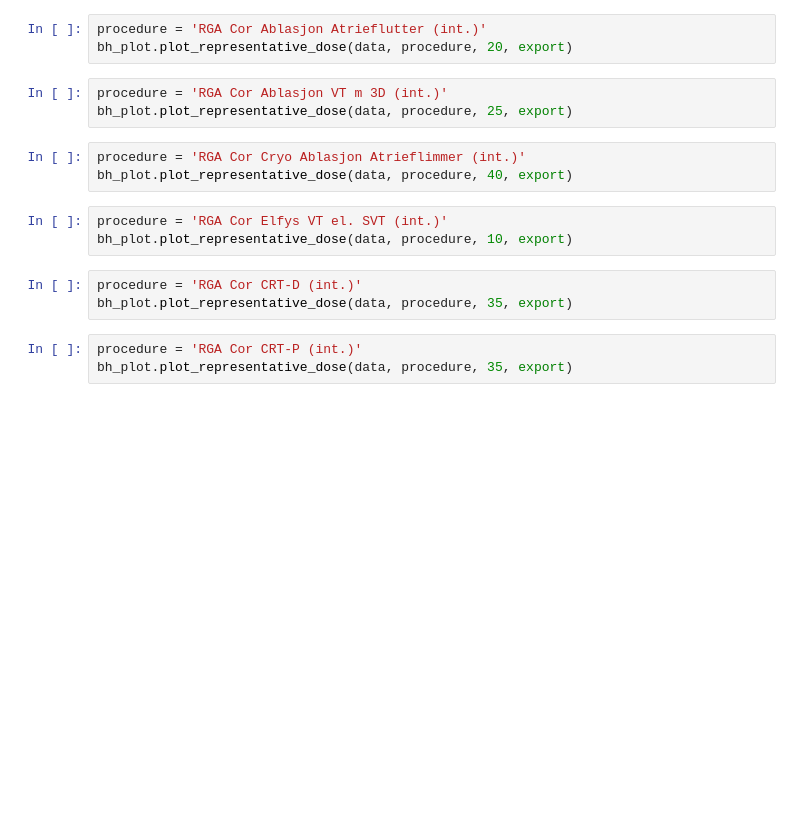
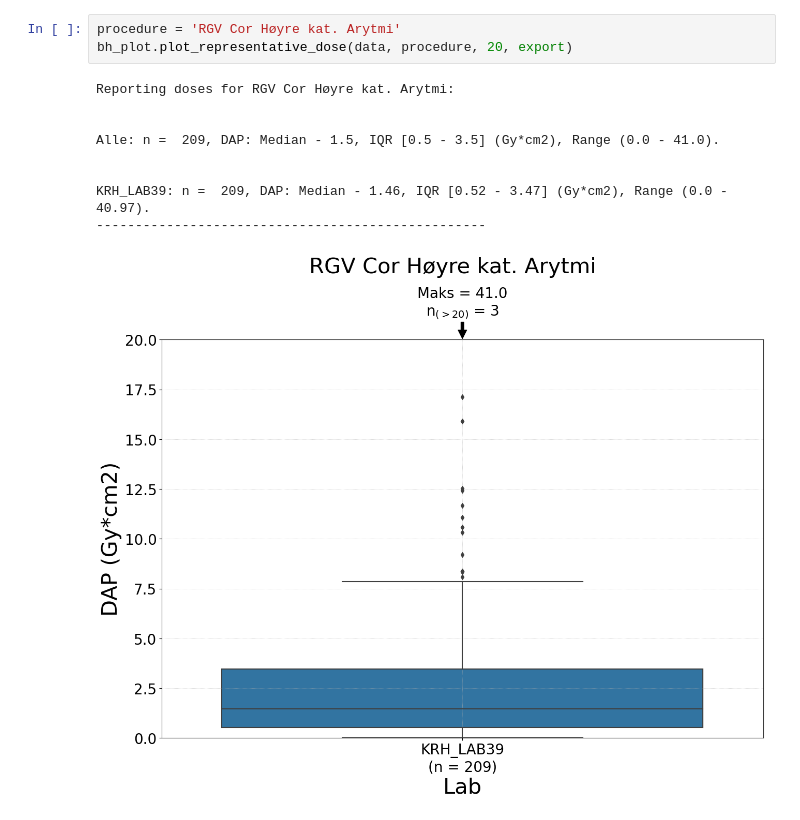
Before and after one commit to bjornhel/XA_DoseAnalysis, a Jupyter notebook: Code/script_repdose_lab39.ipynb, the cells around one changed output. Cells and saved outputs as stored; diff of their text form; blank space fills up the shorter version.

```diff
--- a/Code/script_repdose_lab39.ipynb
+++ b/Code/script_repdose_lab39.ipynb
@@ -69,18 +96,13 @@ bh_plot.plot_representative_dose(data, procedure, 40, export)
 # %%
-procedure = 'RGA Cor Ablasjon Atrieflutter (int.)'
+procedure = 'RGV Cor Høyre kat. Arytmi'
 bh_plot.plot_representative_dose(data, procedure, 20, export)
+# %% [output]
+Reporting doses for RGV Cor Høyre kat. Arytmi:
+
+
+Alle: n =  209, DAP: Median - 1.5, IQR [0.5 - 3.5] (Gy*cm2), Range (0.0 - 41.0).
+
+
+KRH_LAB39: n =  209, DAP: Median - 1.46, IQR [0.52 - 3.47] (Gy*cm2), Range (0.0 - 40.97).
+--------------------------------------------------
+[figure, added]
-# %%
-procedure = 'RGA Cor Ablasjon VT m 3D (int.)'
-bh_plot.plot_representative_dose(data, procedure, 25, export)
-# %%
-procedure = 'RGA Cor Cryo Ablasjon Atrieflimmer (int.)'
-bh_plot.plot_representative_dose(data, procedure, 40, export)
-# %%
-procedure = 'RGA Cor Elfys VT el. SVT (int.)'
-bh_plot.plot_representative_dose(data, procedure, 10, export)
-# %%
-procedure = 'RGA Cor CRT-D (int.)'
-bh_plot.plot_representative_dose(data, procedure, 35, export)
-# %%
-procedure = 'RGA Cor CRT-P (int.)'
-bh_plot.plot_representative_dose(data, procedure, 35, export)
```
Also changed, not shown: parts of 8 cells of this notebook.
